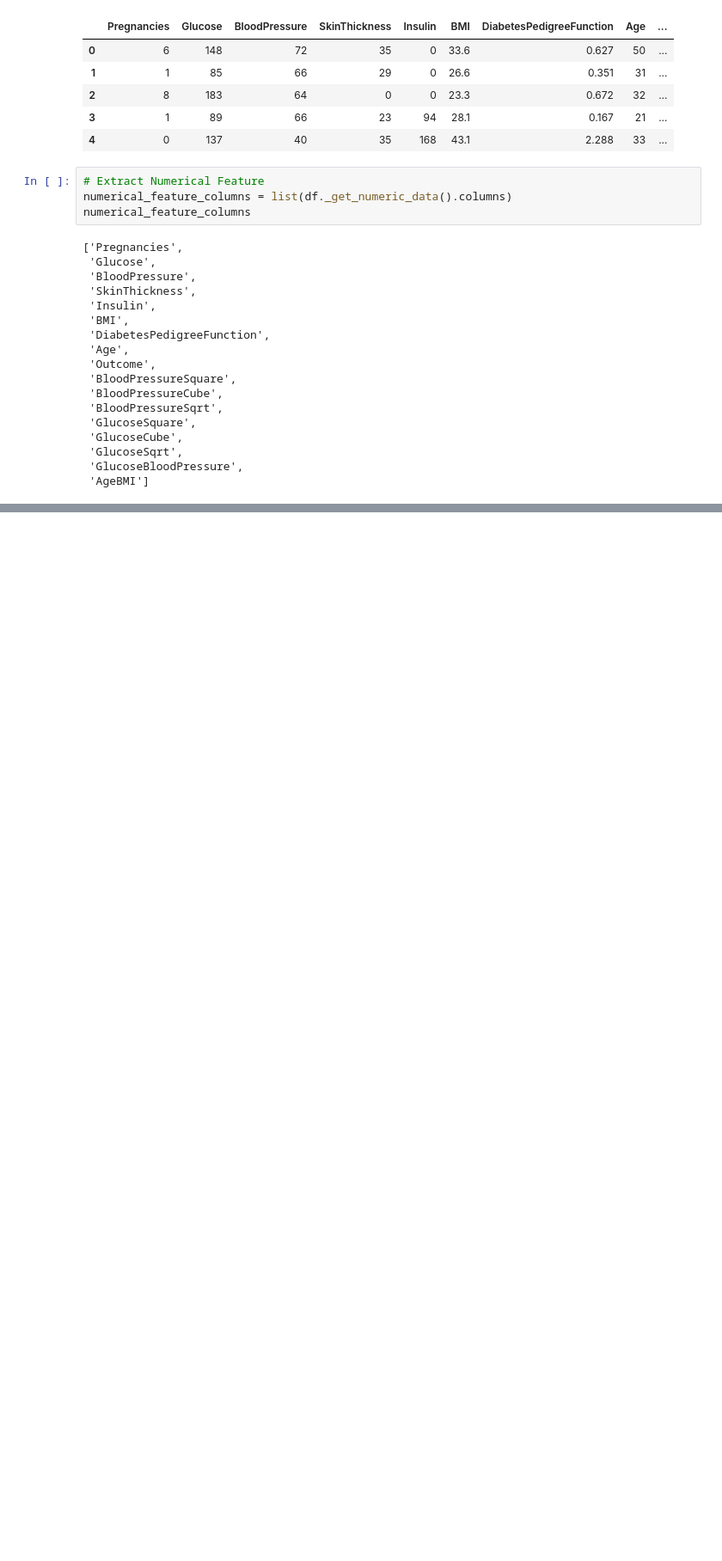
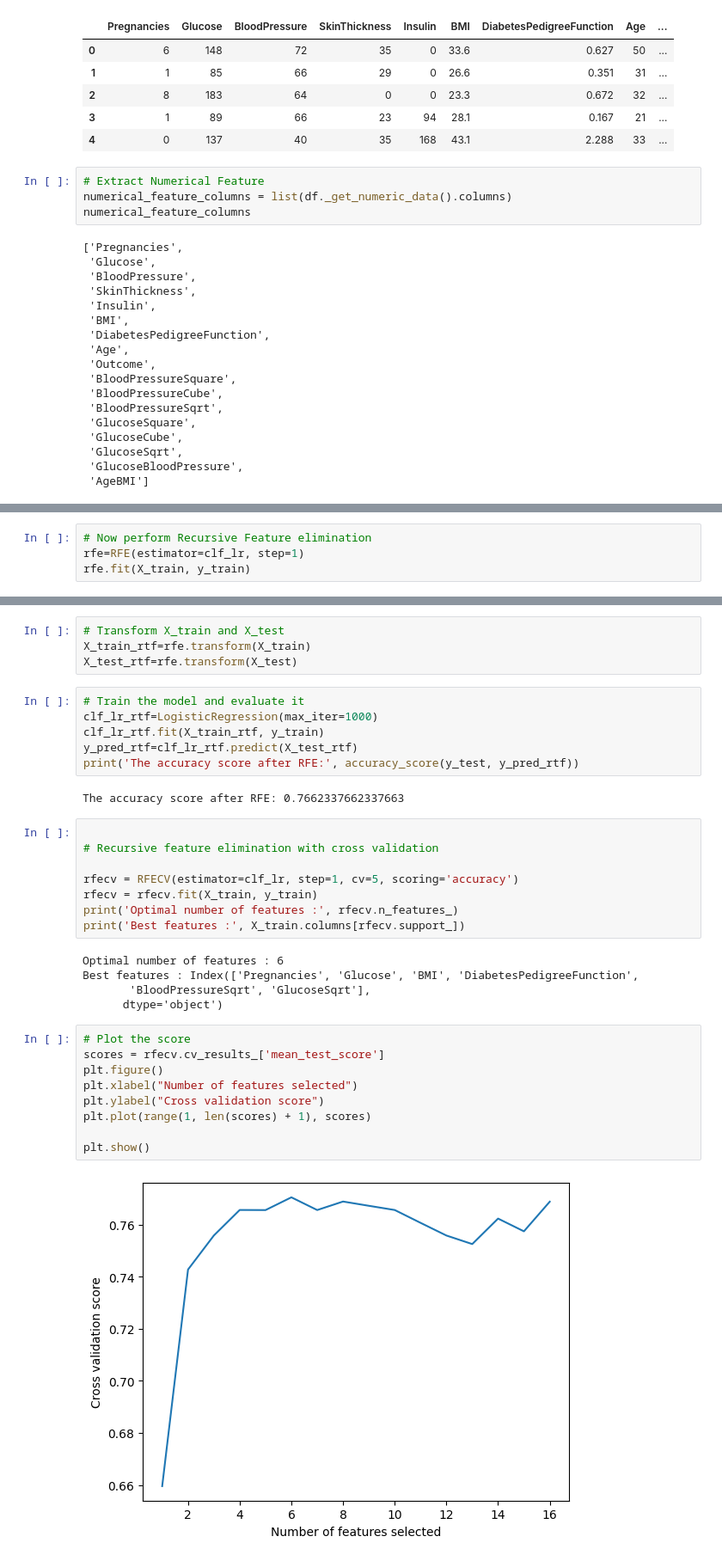
Before and after one commit to Mostafij-k/Feature_Engineering_Methods, a Jupyter notebook: Feature_Selection/SelectBest_Recursion_Feature_Selection.ipynb, the cells around one changed output, grey strips where cells are left out. Shown at 86% size. Drawn from its saved outputs; the diff is of its cells as text; blank space fills up the shorter version.

```diff
--- a/Feature_Selection/SelectBest_Recursion_Feature_Selection.ipynb
+++ b/Feature_Selection/SelectBest_Recursion_Feature_Selection.ipynb
@@ -214,0 +300,4 @@ X_train, X_test, y_train, y_test = train_test_split(
+# %%
+# Now perform Recursive Feature elimination
+rfe=RFE(estimator=clf_lr, step=1)
+rfe.fit(X_train, y_train)
@@ -214,0 +331,36 @@ X_train, X_test, y_train, y_test = train_test_split(
+# %%
+# Transform X_train and X_test
+X_train_rtf=rfe.transform(X_train)
+X_test_rtf=rfe.transform(X_test)
+# %%
+# Train the model and evaluate it
+clf_lr_rtf=LogisticRegression(max_iter=1000)
+clf_lr_rtf.fit(X_train_rtf, y_train)
+y_pred_rtf=clf_lr_rtf.predict(X_test_rtf)
+print('The accuracy score after RFE:', accuracy_score(y_test, y_pred_rtf))
+# %% [output]
+The accuracy score after RFE: 0.7662337662337663
+# %%
+
+# Recursive feature elimination with cross validation
+
+rfecv = RFECV(estimator=clf_lr, step=1, cv=5, scoring='accuracy')
+rfecv = rfecv.fit(X_train, y_train)
+print('Optimal number of features :', rfecv.n_features_)
+print('Best features :', X_train.columns[rfecv.support_])
+# %% [output]
+Optimal number of features : 6
+Best features : Index(['Pregnancies', 'Glucose', 'BMI', 'DiabetesPedigreeFunction',
+       'BloodPressureSqrt', 'GlucoseSqrt'],
+      dtype='object')
+# %%
+# Plot the score
+scores = rfecv.cv_results_['mean_test_score']
+plt.figure()
+plt.xlabel("Number of features selected")
+plt.ylabel("Cross validation score")
+plt.plot(range(1, len(scores) + 1), scores)
+
+plt.show()
+# %% [output]
+[figure, added]
```
Also changed, not shown: parts of 26 cells of this notebook.
